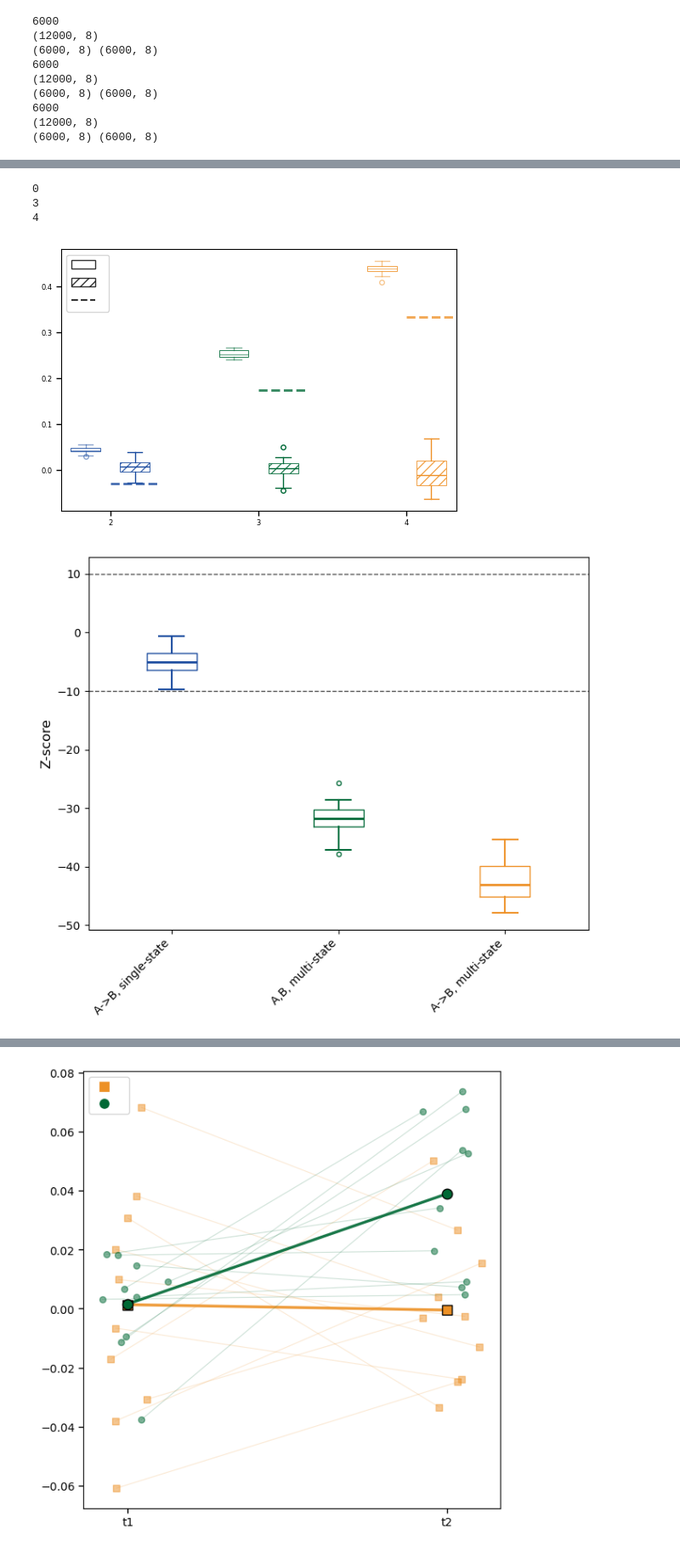
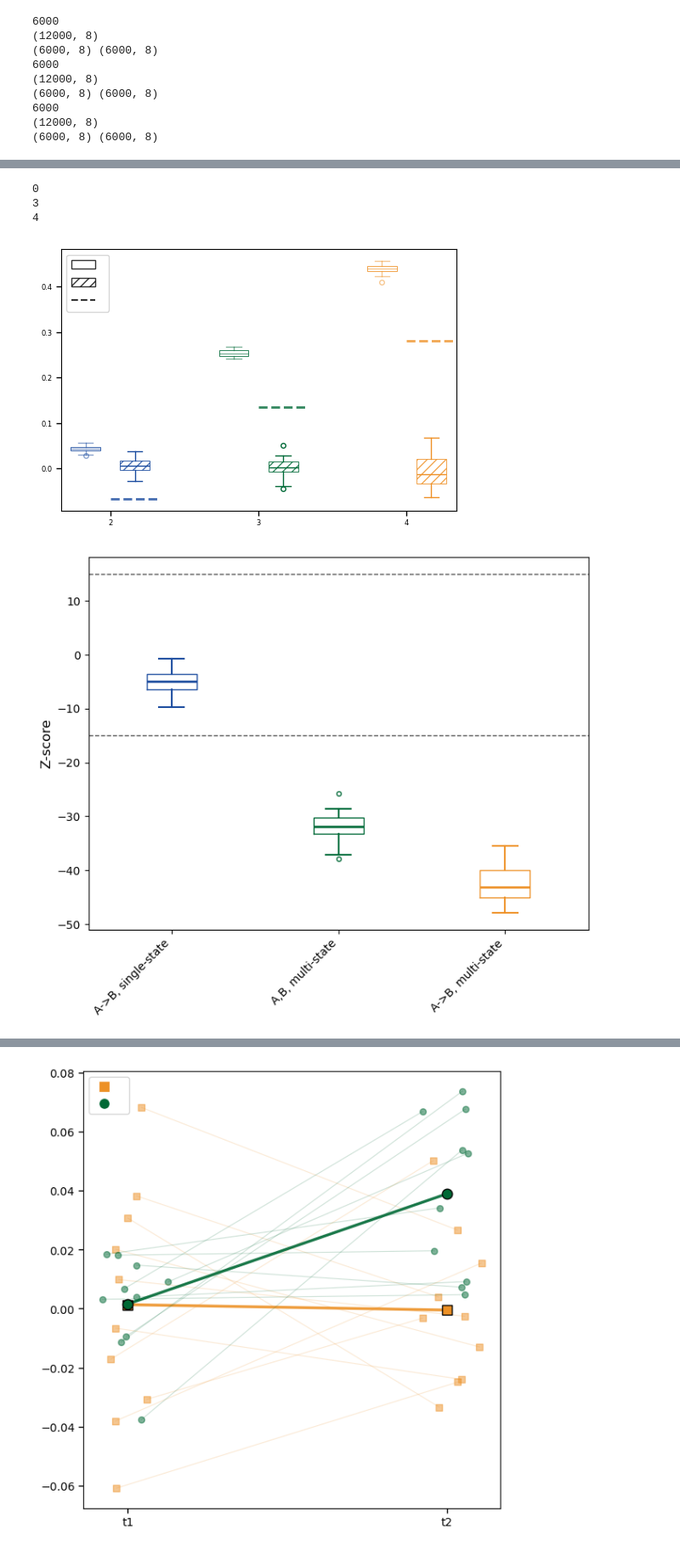
Before and after one commit to Keerthana910234/TwINFER, a Jupyter notebook: scripts_to_make_figures/figure_2.ipynb, the cells around one changed output, grey strips where cells are left out. Shown at 85% size. Saved outputs shown, nothing was run; the diff lists cells and outputs as text; code cells hidden in the pictures.

Commit message:
code for figures and supp analysis

```diff
--- a/scripts_to_make_figures/figure_2.ipynb
+++ b/scripts_to_make_figures/figure_2.ipynb
@@ -1283,7 +1147,7 @@ if len(all_data) > 0:
             flier.set_markersize(4)
 
     # Add z-score = -10 threshold lines for each group
-    z_score_threshold = -10
+    z_score_threshold = -15
     group_x_ranges = [(0.5, 2.5), (3.5, 5.5), (6.5, 8.5)]  # x-ranges for each group
     for i, (x_start, x_end) in enumerate(group_x_ranges):
         if i < len(thresholds_1pct):
@@ -1368,35 +1232,35 @@ for i, flier in enumerate(z_box['fliers']):
         flier.set_markerfacecolor("none")
         flier.set_markeredgecolor(colors[i])
         flier.set_markersize(4)
 
 # Add z-score thresholds
 ax_zscore.axhline(-1*z_score_threshold, linestyle="--", color="black", linewidth=1, alpha=0.7, label="z-score threshold")
 ax_zscore.axhline(z_score_threshold, linestyle="--", color="black", linewidth=1, alpha=0.7)
 
 
 # Set labels and styling
 ax_zscore.set_xticks([1,2,3])
 ax_zscore.set_xticklabels(["A->B, single-state", "A,B, multi-state", "A->B, multi-state"],
                          fontsize=10, rotation=45, ha='right')
 ax_zscore.set_ylabel("Z-score", fontsize=12)
 ax_zscore.tick_params(labelsize=10)
 # ax_zscore.legend(fontsize=10)
 
 # Save z-score plot separately
 plt.savefig(f"{output_folder}/zscore_boxplot.svg",
            format="svg",
            bbox_inches='tight',
            facecolor='none',
            edgecolor='none',
            transparent=True)
 
 plt.show()
 # %% [output]
 0
 3
 4
-[figure, old version]
+[figure, new version]
-[figure, old version]
+[figure, new version]
 # %%
 # Create separate z-score figure
 fig_zscore = plt.figure(figsize=(8, 6))
```
Also changed, not shown: parts of 4 cells of this notebook, 15 other files.
